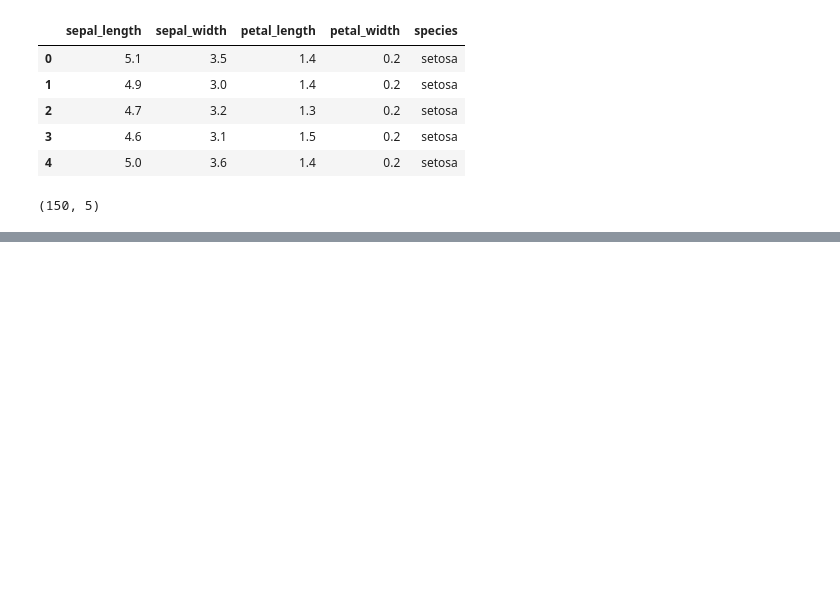
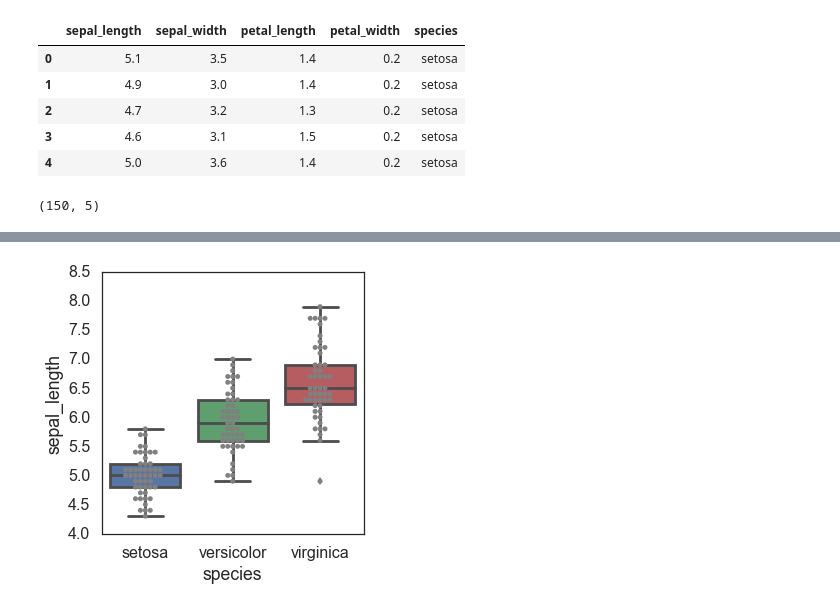
Before and after one commit to Tsinghua-gongjing/blog_codes, a Jupyter notebook: scripts/python_basic_plots.ipynb, the cells around one changed output, grey strips where cells are left out. Cells and saved outputs as stored; diff of their text form; code cells hidden in the pictures; blank space fills up the shorter version.

```diff
--- a/scripts/python_basic_plots.ipynb
+++ b/scripts/python_basic_plots.ipynb
@@ -23,0 +67,9 @@ plt.savefig(savefn)
+# %%
+fig, ax= plt.subplots(figsize=(5,5))
+ax = sns.boxplot(x='species', y='sepal_length', data=iris)
+ax = sns.swarmplot(x='species', y='sepal_length', data=iris, color="grey")
+plt.tight_layout()
+savefn = '/Users/gongjing/Dropbox/blog_codes/images/box_plot4.png'
+plt.savefig(savefn)
+# %% [output]
+[figure, added]
```
Also changed, not shown: parts of 4 cells of this notebook, 5 other files.
